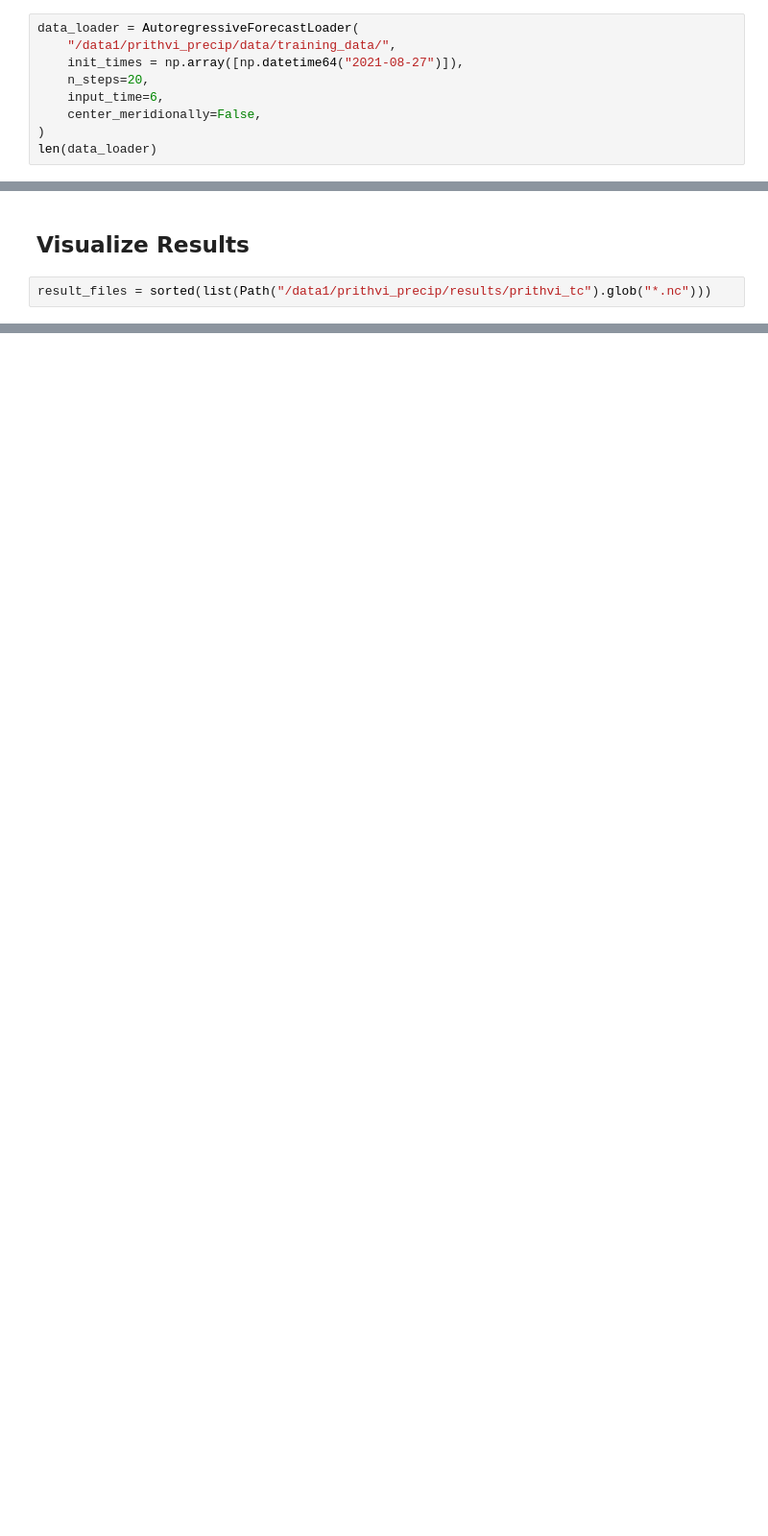
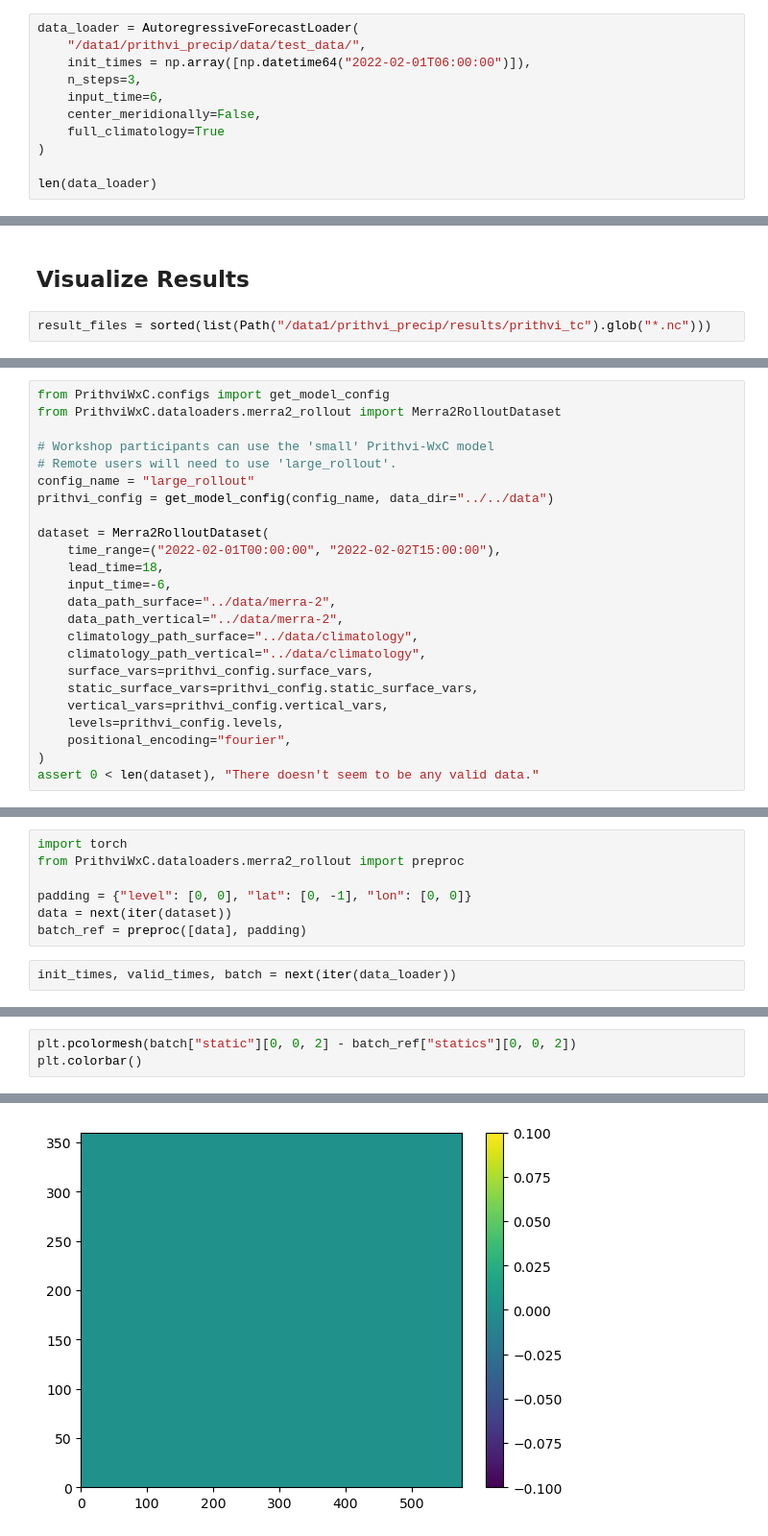
Before and after one commit to simonpf/prithvi_precip, a Jupyter notebook: notebooks/prithvi_tc/prithvi_tc_inference.ipynb, the cells around one changed output, grey strips where cells are left out. Shown at 96% size. Cells and saved outputs as stored; diff of their text form; blank space fills up the shorter version.

```diff
--- a/notebooks/prithvi_tc/prithvi_tc_inference.ipynb
+++ b/notebooks/prithvi_tc/prithvi_tc_inference.ipynb
@@ -67,12 +87,14 @@ def post_process_results(inpt: Dict[str, torch.Tensor], results: Dict[str, torch
 from prithvi_precip.forecast.data_loaders import AutoregressiveForecastLoader
 # %%
 data_loader = AutoregressiveForecastLoader(
-    "/data1/prithvi_precip/data/training_data/",
-    init_times = np.array([np.datetime64("2021-08-27")]),
-    n_steps=20,
+    "/data1/prithvi_precip/data/test_data/",
+    init_times = np.array([np.datetime64("2022-02-01T06:00:00")]),
+    n_steps=3,
     input_time=6,
     center_meridionally=False,
+    full_climatology=True
 )
+
 len(data_loader)
 # %% [output]
 1
@@ -93,0 +177,24 @@ result_files
+# %%
+from PrithviWxC.configs import get_model_config
+from PrithviWxC.dataloaders.merra2_rollout import Merra2RolloutDataset
+
+# Workshop participants can use the 'small' Prithvi-WxC model
+# Remote users will need to use 'large_rollout'.
+config_name = "large_rollout"
+prithvi_config = get_model_config(config_name, data_dir="../../data")
+
+dataset = Merra2RolloutDataset(
+    time_range=("2022-02-01T00:00:00", "2022-02-02T15:00:00"),
+    lead_time=18,
+    input_time=-6,
+    data_path_surface="../data/merra-2",
+    data_path_vertical="../data/merra-2",
+    climatology_path_surface="../data/climatology",
+    climatology_path_vertical="../data/climatology",
+    surface_vars=prithvi_config.surface_vars,
+    static_surface_vars=prithvi_config.static_surface_vars,
+    vertical_vars=prithvi_config.vertical_vars,
+    levels=prithvi_config.levels,
+    positional_encoding="fourier",
+)
+assert 0 < len(dataset), "There doesn't seem to be any valid data."
@@ -93,0 +214,9 @@ result_files
+# %%
+import torch
+from PrithviWxC.dataloaders.merra2_rollout import preproc
+
+padding = {"level": [0, 0], "lat": [0, -1], "lon": [0, 0]}
+data = next(iter(dataset))
+batch_ref = preproc([data], padding)
+# %%
+init_times, valid_times, batch = next(iter(data_loader))
@@ -93,0 +239,4 @@ result_files
+# %%
+plt.pcolormesh(batch["static"][0, 0, 2] - batch_ref["statics"][0, 0, 2])
+plt.colorbar()
+# %% [output]
@@ -93,0 +244 @@ result_files
+[figure, added]
```
Also changed, not shown: parts of 26 cells of this notebook, 5 other files.
